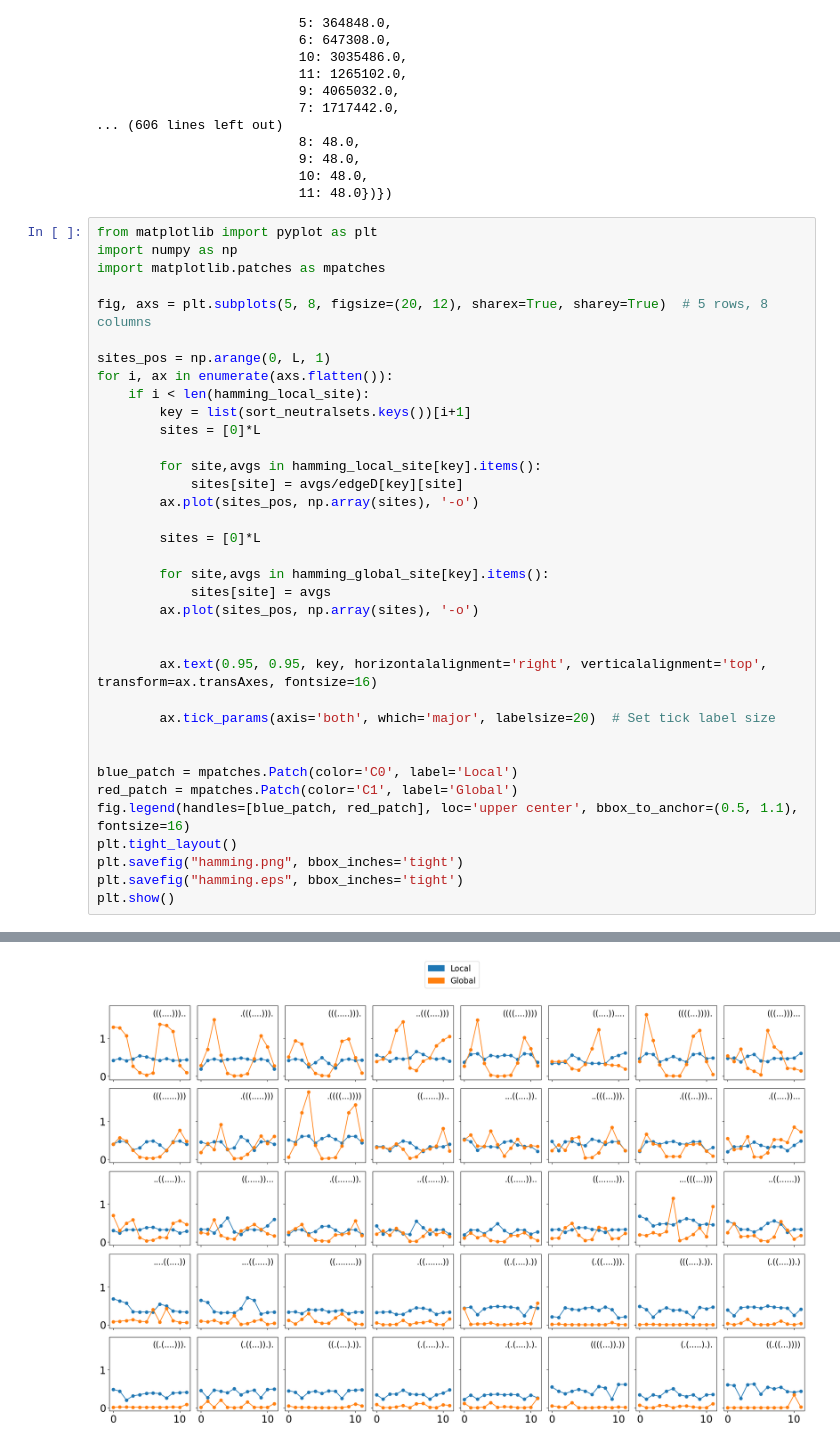
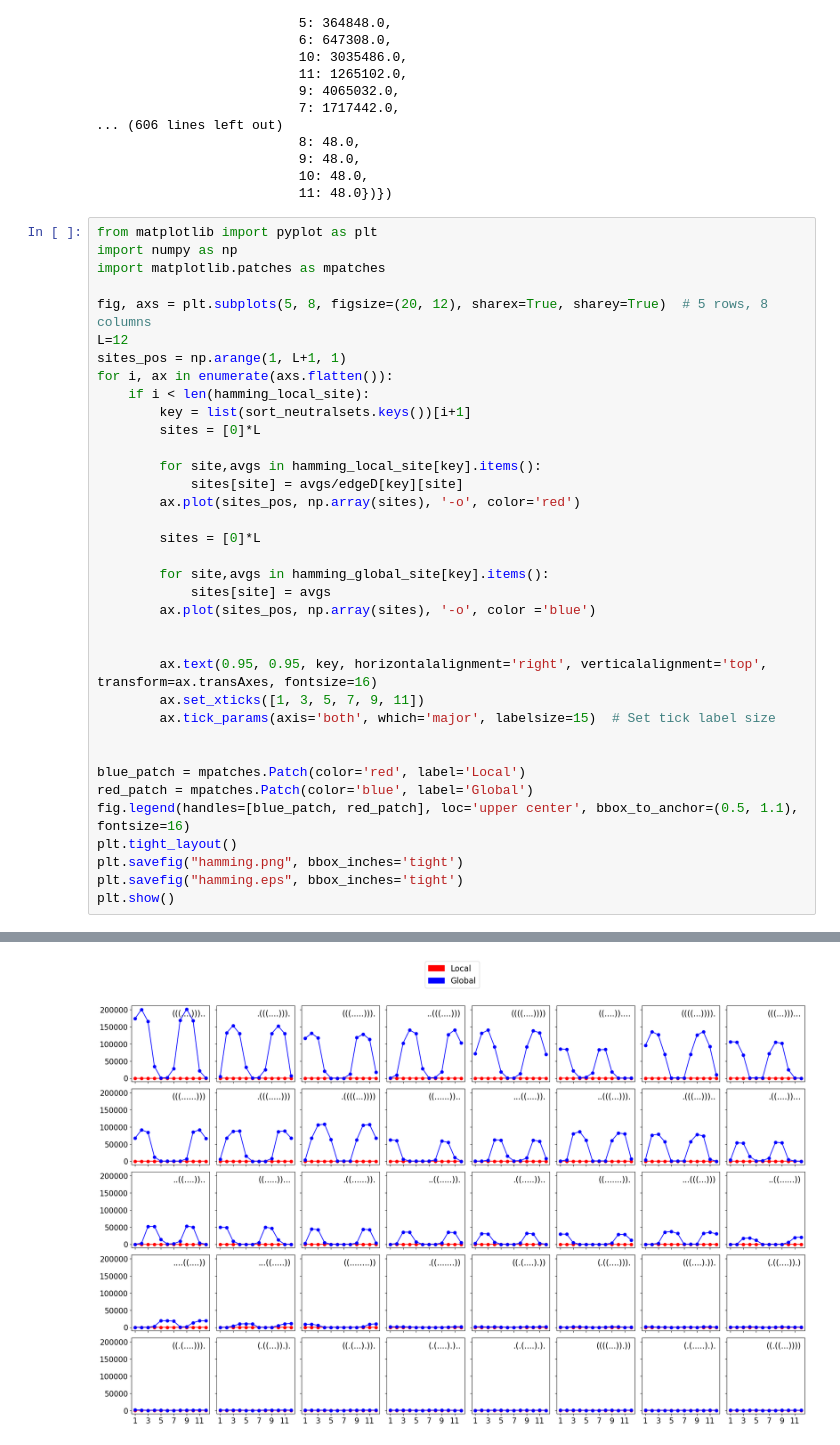
Before and after one commit to paulagrcg/phenodistance, a Jupyter notebook: plots/plotsnotebook.ipynb, the cells around one changed output, grey strips where cells are left out. Cells and saved outputs as stored; diff of their text form.

```diff
--- a/plots/plotsnotebook.ipynb
+++ b/plots/plotsnotebook.ipynb
@@ -289,39 +289,39 @@ defaultdict(functools.partial(<class 'collections.defaultdict'>, <class 'float'>
 # %%
 from matplotlib import pyplot as plt
 import numpy as np
 import matplotlib.patches as mpatches
 
 fig, axs = plt.subplots(5, 8, figsize=(20, 12), sharex=True, sharey=True)  # 5 rows, 8 columns
-
-sites_pos = np.arange(0, L, 1)
+L=12
+sites_pos = np.arange(1, L+1, 1)
 for i, ax in enumerate(axs.flatten()):
     if i < len(hamming_local_site):
         key = list(sort_neutralsets.keys())[i+1]
         sites = [0]*L
 
         for site,avgs in hamming_local_site[key].items():
             sites[site] = avgs/edgeD[key][site]
-        ax.plot(sites_pos, np.array(sites), '-o')
+        ax.plot(sites_pos, np.array(sites), '-o', color='red')
 
         sites = [0]*L
 
         for site,avgs in hamming_global_site[key].items():
             sites[site] = avgs
-        ax.plot(sites_pos, np.array(sites), '-o')
+        ax.plot(sites_pos, np.array(sites), '-o', color ='blue')
 
 
         ax.text(0.95, 0.95, key, horizontalalignment='right', verticalalignment='top', transform=ax.transAxes, fontsize=16)
-
-        ax.tick_params(axis='both', which='major', labelsize=20)  # Set tick label size
+        ax.set_xticks([1, 3, 5, 7, 9, 11])
+        ax.tick_params(axis='both', which='major', labelsize=15)  # Set tick label size
 
 
-blue_patch = mpatches.Patch(color='C0', label='Local')
-red_patch = mpatches.Patch(color='C1', label='Global')
+blue_patch = mpatches.Patch(color='red', label='Local')
+red_patch = mpatches.Patch(color='blue', label='Global')
 fig.legend(handles=[blue_patch, red_patch], loc='upper center', bbox_to_anchor=(0.5, 1.1), fontsize=16)
 plt.tight_layout()
 plt.savefig("hamming.png", bbox_inches='tight')
 plt.savefig("hamming.eps", bbox_inches='tight')
 plt.show()
 # %% [output]
 The PostScript backend does not support transparency; partially transparent artists will be rendered opaque.
-[figure, old version]
+[figure, new version]
```
Also changed, not shown: parts of 1 cell of this notebook, 3 other files.
